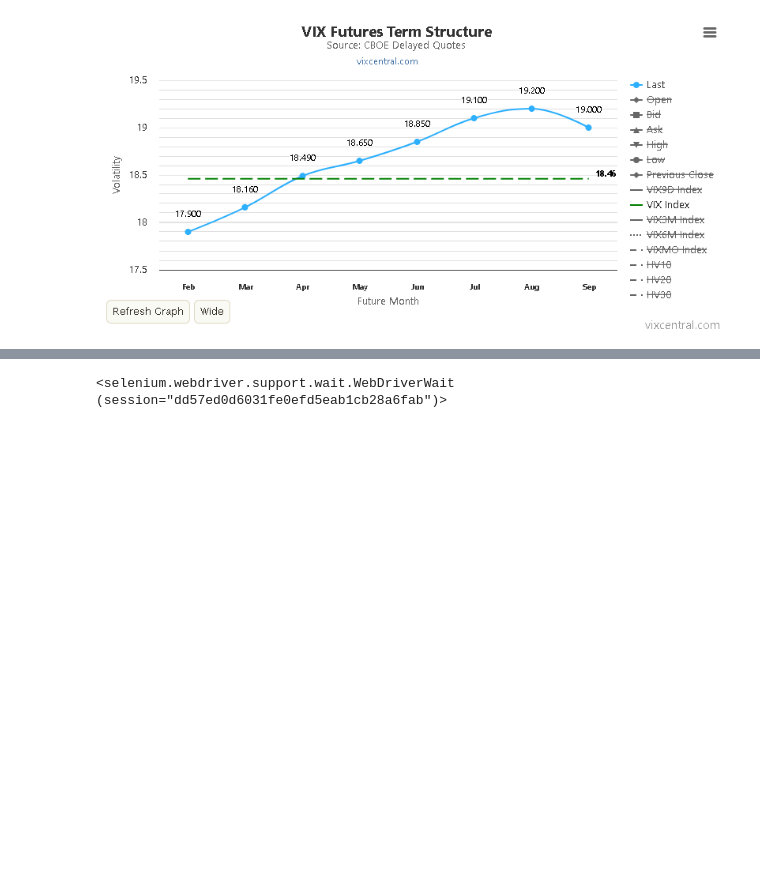
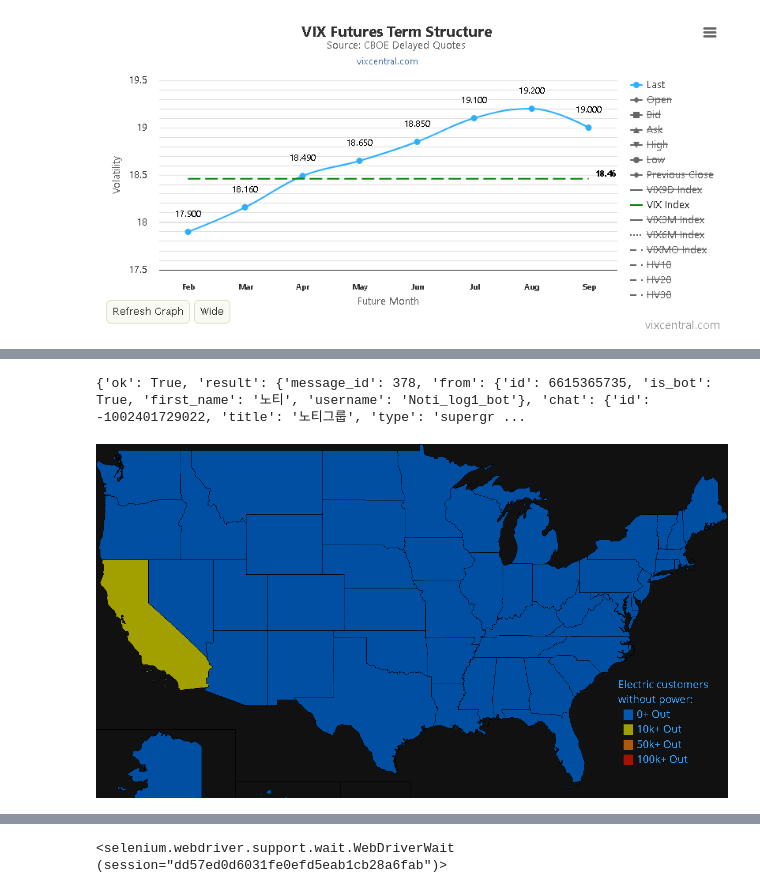
Before and after one commit to junghh21/__GET, a Jupyter notebook: __CAP/test_cap.ipynb, the cells around one changed output, grey strips where cells are left out. Cells and saved outputs as stored; diff of their text form; code cells hidden in the pictures; blank space fills up the shorter version.

```diff
--- a/__CAP/test_cap.ipynb
+++ b/__CAP/test_cap.ipynb
@@ -101,0 +113,10 @@ display(term)
+# %%
+power = capture_element_screenshot(
+  'https://poweroutage.us//',
+  '//*[@id="ContinentalMap"]/div[2]/canvas',
+  delay_wait=5)
+telegram_send_photo (power)
+display(power)
+# %% [output]
+{'ok': True, 'result': {'message_id': 378, 'from': {'id': 6615365735, 'is_bot': True, 'first_name': '노티', 'username': 'Noti_log1_bot'}, 'chat': {'id': -1002401729022, 'title': '노티그룹', 'type': 'supergr ...
+[figure, added]
```
Also changed, not shown: parts of 5 cells of this notebook, 2 other files.
